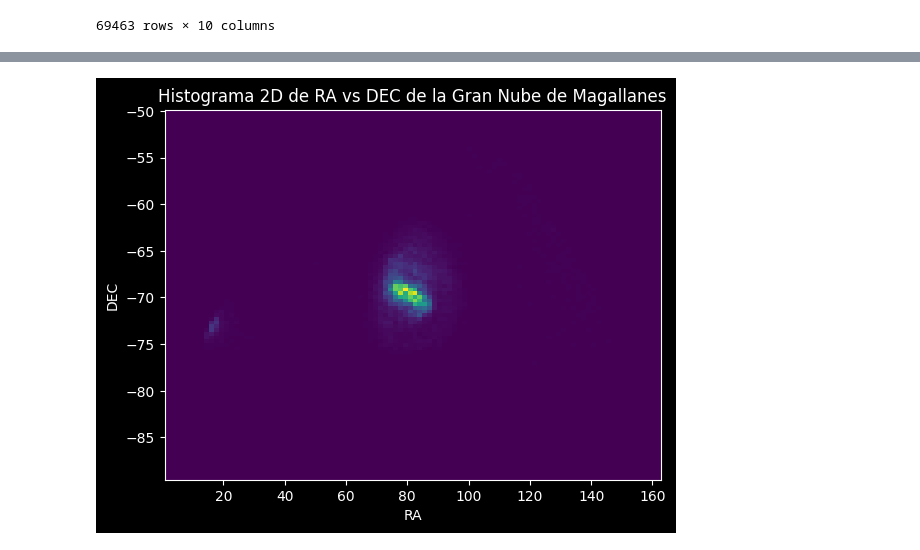
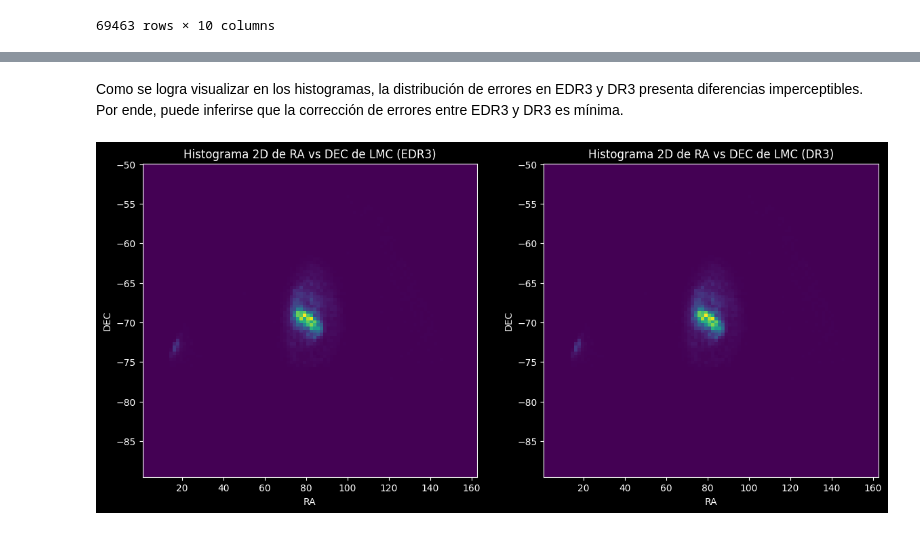
Before and after one commit to estebansanchezmunoz/Proyecto-Base-de-datos, a Jupyter notebook: project_gaia_db.ipynb, the cells around one changed output, grey strips where cells are left out. Cells and saved outputs as stored; diff of their text form; code cells hidden in the pictures.

```diff
--- a/project_gaia_db.ipynb
+++ b/project_gaia_db.ipynb
@@ -368,14 +367,14 @@ query4.fetchall()
 plt.style.use('dark_background')
 # %%
-#Variables (DR2)
-ra_dr2 = df_gaiadr2['ra']
-dec_dr2 = df_gaiadr2['dec']
-pmra_dr2 = df_gaiadr2['pmra']
-pmdec_dr2 = df_gaiadr2['pmdec']
-mag_bp_dr2 = df_gaiadr2['phot_bp_mean_mag']
-mag_rp_dr2 = df_gaiadr2['phot_rp_mean_mag']
-mag_g_dr2 = df_gaiadr2['phot_g_mean_mag']
-ruwe_dr2 = df_gaiadr2['ruwe']
+#Variables (EDR3)
+ra_edr3 = df_gaiaedr3['ra']
+dec_edr3 = df_gaiaedr3['dec']
+pmra_edr3 = df_gaiaedr3['pmra']
+pmdec_edr3 = df_gaiaedr3['pmdec']
+mag_bp_edr3 = df_gaiaedr3['phot_bp_mean_mag']
+mag_rp_edr3 = df_gaiaedr3['phot_rp_mean_mag']
+mag_g_edr3 = df_gaiaedr3['phot_g_mean_mag']
+ruwe_edr3 = df_gaiaedr3['ruwe']
 # %%
 #Variables (DR3)
 ra_dr3 = df_gaiadr3['ra']
@@ -508,10 +523,26 @@ plt.show()
+# %% [markdown]
+Como se logra visualizar en los histogramas, la distribución de errores en EDR3 y DR3 presenta diferencias imperceptibles. Por ende, puede inferirse que la corrección de errores entre EDR3 y DR3 es mínima.
 # %%
-#Histograma 2D
+#Histograma 2D de las posiciones (sin filtrar)
 
-plt.hist2d(ra_dr3, dec_dr3, bins = 100)
-plt.title("Histograma 2D de RA vs DEC de la Gran Nube de Magallanes")
-plt.xlabel("RA")
-plt.ylabel("DEC")
+# Datos para EDR3
+fig = plt.figure(figsize=(14,6))
+
+ax1 = fig.add_subplot(121)
+
+ax1.hist2d(ra_edr3, dec_edr3, bins = 100)
+ax1.set_xlabel("RA")
+ax1.set_ylabel("DEC")
+ax1.set_title("Histograma 2D de RA vs DEC de LMC (EDR3)")
+
+# Datos para DR3
+ax2= fig.add_subplot(122)
+
+ax2.hist2d(ra_dr3, dec_dr3, bins = 100)
+ax2.set_xlabel("RA")
+ax2.set_ylabel("DEC")
+ax2.set_title("Histograma 2D de RA vs DEC de LMC (DR3)")
+
 plt.show()
 # %% [output]
-[figure, old version]
+[figure, new version]
```
Also changed, not shown: parts of 51 cells of this notebook.
